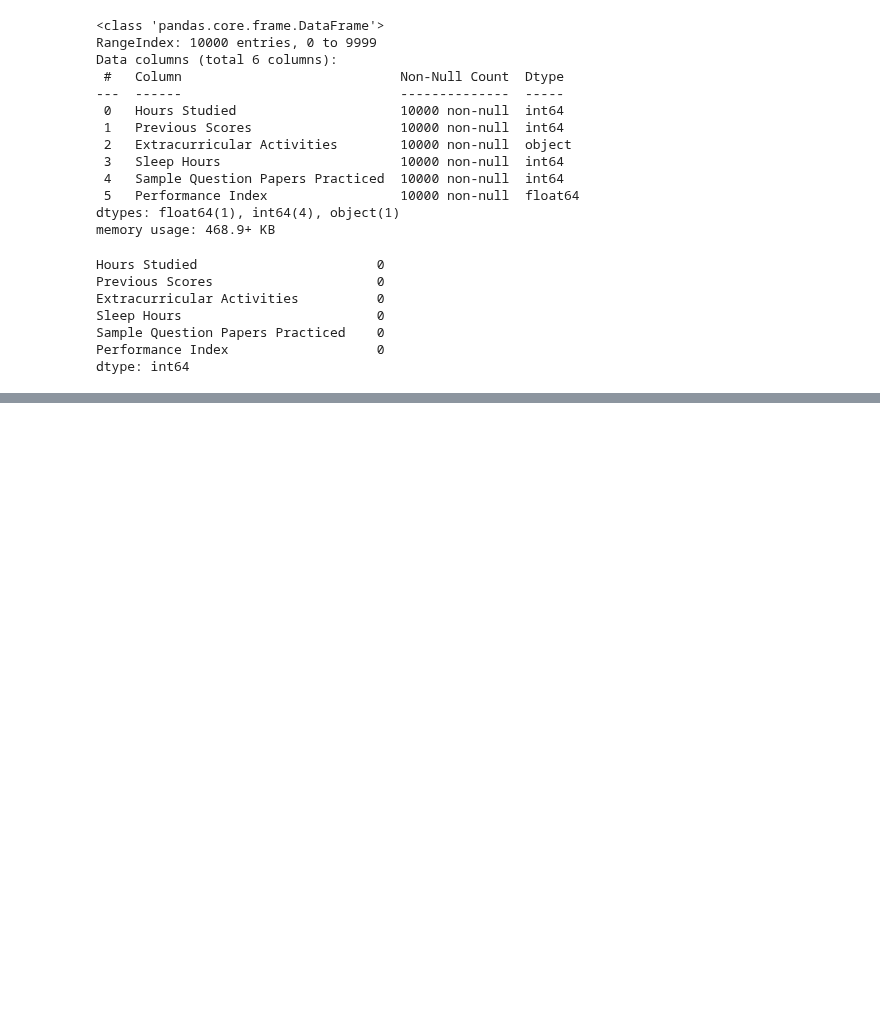
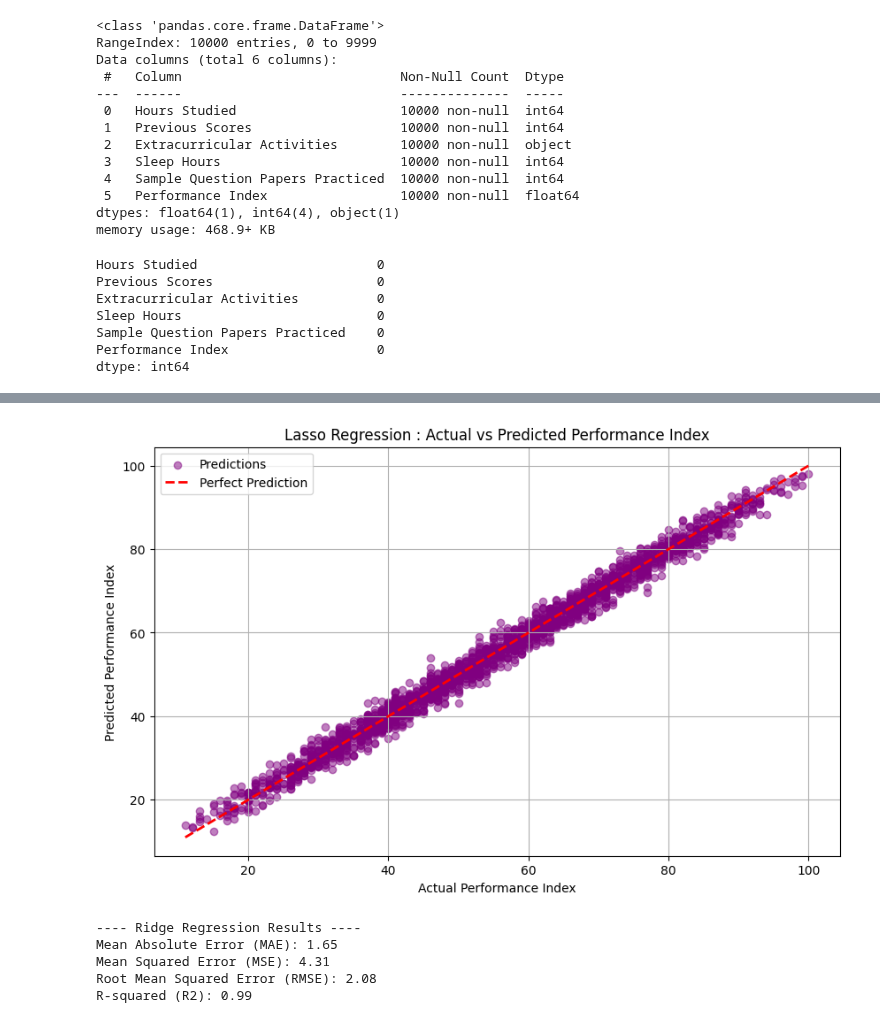
Before and after one commit to khoulaCode/machine-learning-code-orbit, a Jupyter notebook: team_members/from_almuhannad/student_performance.ipynb, the cells around one changed output, grey strips where cells are left out. Cells and saved outputs as stored; diff of their text form; code cells hidden in the pictures; blank space fills up the shorter version.

```diff
--- a/team_members/from_almuhannad/student_performance.ipynb
+++ b/team_members/from_almuhannad/student_performance.ipynb
@@ -72,0 +274,43 @@ np.int64(127)
+# %%
+plt.figure(figsize=(10, 6))
+plt.scatter(y_test, y_pred_lasso, color='purple', alpha=0.5, label='Predictions')
+plt.plot([y_test.min(), y_test.max()], [y_test.min(), y_test.max()],
+         color='red', linestyle='--', linewidth=2, label='Perfect Prediction')
+
+plt.xlabel("Actual Performance Index")
+plt.ylabel("Predicted Performance Index")
+plt.title("Lasso Regression : Actual vs Predicted Performance Index")
+plt.legend()
+plt.grid(True)
+plt.show()
+# %% [output]
+[figure, added]
+# %%
+from sklearn.linear_model import Ridge
+
+
+ridge_model = Ridge(alpha=1.0)
+
+
+ridge_model.fit(X_train, y_train)
+
+
+y_pred_ridge = ridge_model.predict(X_test)
+
+
+mae_ridge = mean_absolute_error(y_test, y_pred_ridge)
+mse_ridge = mean_squared_error(y_test, y_pred_ridge)
+rmse_ridge = np.sqrt(mse_ridge)
+r2_ridge = r2_score(y_test, y_pred_ridge)
+
+print("\n---- Ridge Regression Results ----")
+print(f"Mean Absolute Error (MAE): {mae_ridge:.2f}")
+print(f"Mean Squared Error (MSE): {mse_ridge:.2f}")
+print(f"Root Mean Squared Error (RMSE): {rmse_ridge:.2f}")
+print(f"R-squared (R2): {r2_ridge:.2f}")
+# %% [output]
+---- Ridge Regression Results ----
+Mean Absolute Error (MAE): 1.65
+Mean Squared Error (MSE): 4.31
+Root Mean Squared Error (RMSE): 2.08
+R-squared (R2): 0.99
```
Also changed, not shown: parts of 27 cells of this notebook.
